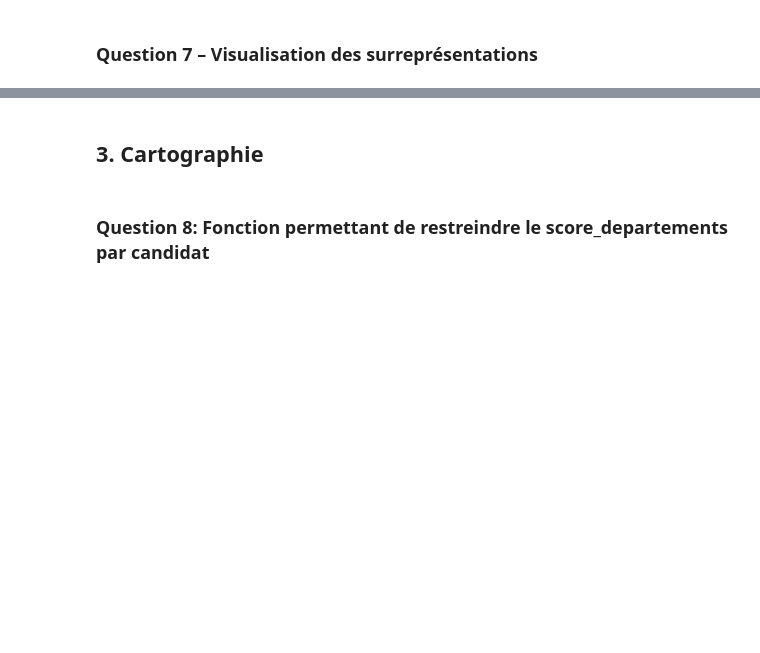
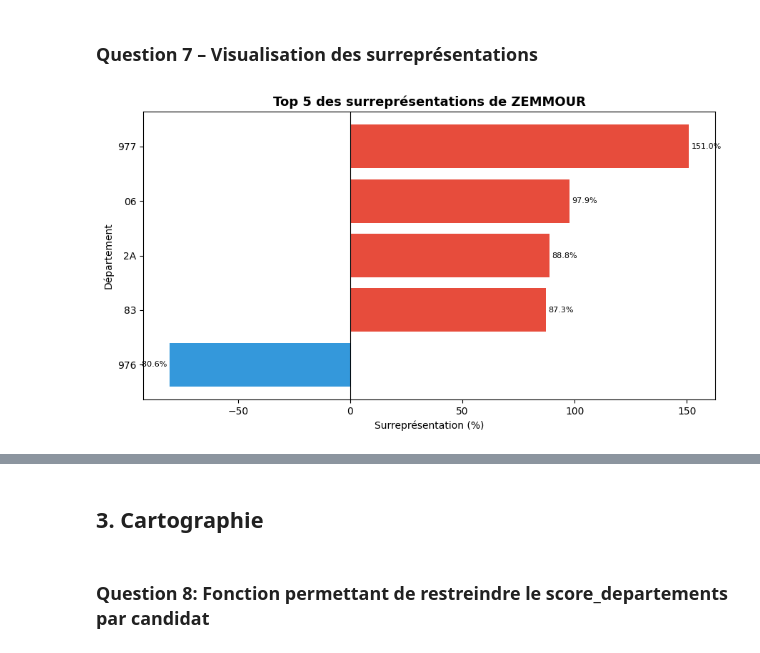
Before and after one commit to YATABARE-Cheikna-Amala/Projet_-Python_pour_la_Data_Science, a Jupyter notebook: Notebook_traitement_Marius&Cheikna.ipynb, the cells around one changed output, grey strips where cells are left out. Cells and saved outputs as stored; diff of their text form; code cells hidden in the pictures; blank space fills up the shorter version.

```diff
--- a/Notebook_traitement_Marius&Cheikna.ipynb
+++ b/Notebook_traitement_Marius&Cheikna.ipynb
@@ -152,43 +258,9 @@ score_departements.head()
 # %% [markdown]
 ###  Question 7 – Visualisation des surreprésentations
 # %%
-def plot_surrepresentation(candidat_nom, score_departements, top_n=10):
-
-    data = score_departements[score_departements['candidat'] == candidat_nom].copy()
-
-    if data.empty:
-        print(f"Candidat '{candidat_nom}' introuvable.")
-        return
-
-    # Top N en valeur absolue
-    top = (
-        data.reindex(data['surrepresentation'].abs().sort_values(ascending=False).index)
-        .head(top_n)
-        .sort_values('surrepresentation')
-    )
-
-    nom_court = candidat_nom.split()[-1]
-
-    fig, ax = plt.subplots(figsize=(9, 5))
-    colors = ['#e74c3c' if v >= 0 else '#3498db' for v in top['surrepresentation']]
-
-    ax.barh(top['code_departement'].astype(str), top['surrepresentation'], color=colors)
-    ax.axvline(0, color='black', linewidth=0.8)
-    ax.set_xlabel('Surreprésentation (%)')
-    ax.set_ylabel('Département')
-    ax.set_title(f'Top {top_n} des surreprésentations de {nom_court}', fontsize=13, fontweight='bold')
-
-    # Annotations valeurs
-    for i, (val, dep) in enumerate(zip(top['surrepresentation'], top['code_departement'])):
-        ha = 'left' if val >= 0 else 'right'
-        offset = 1 if val >= 0 else -1
-        ax.text(val + offset, i, f"{val:.1f}%", va='center', ha=ha, fontsize=8)
-
-    plt.tight_layout()
-    plt.show()
-
-
 # Test sur Éric Zemmour
 plot_surrepresentation('Éric ZEMMOUR', score_departements, top_n=5)
+# %% [output]
+[figure, added]
 # %%
 # Test sur Marine Le Pen
```
Also changed, not shown: parts of 15 cells of this notebook.
